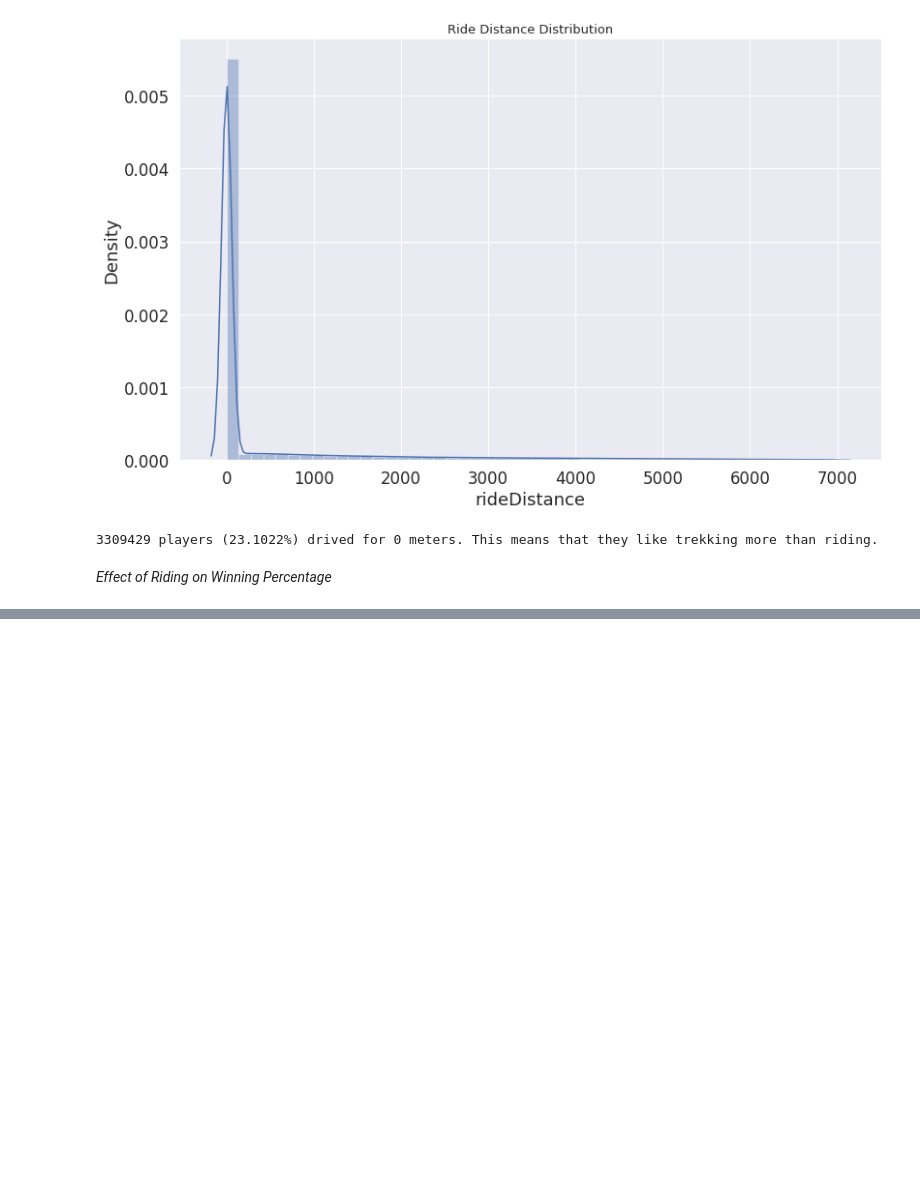
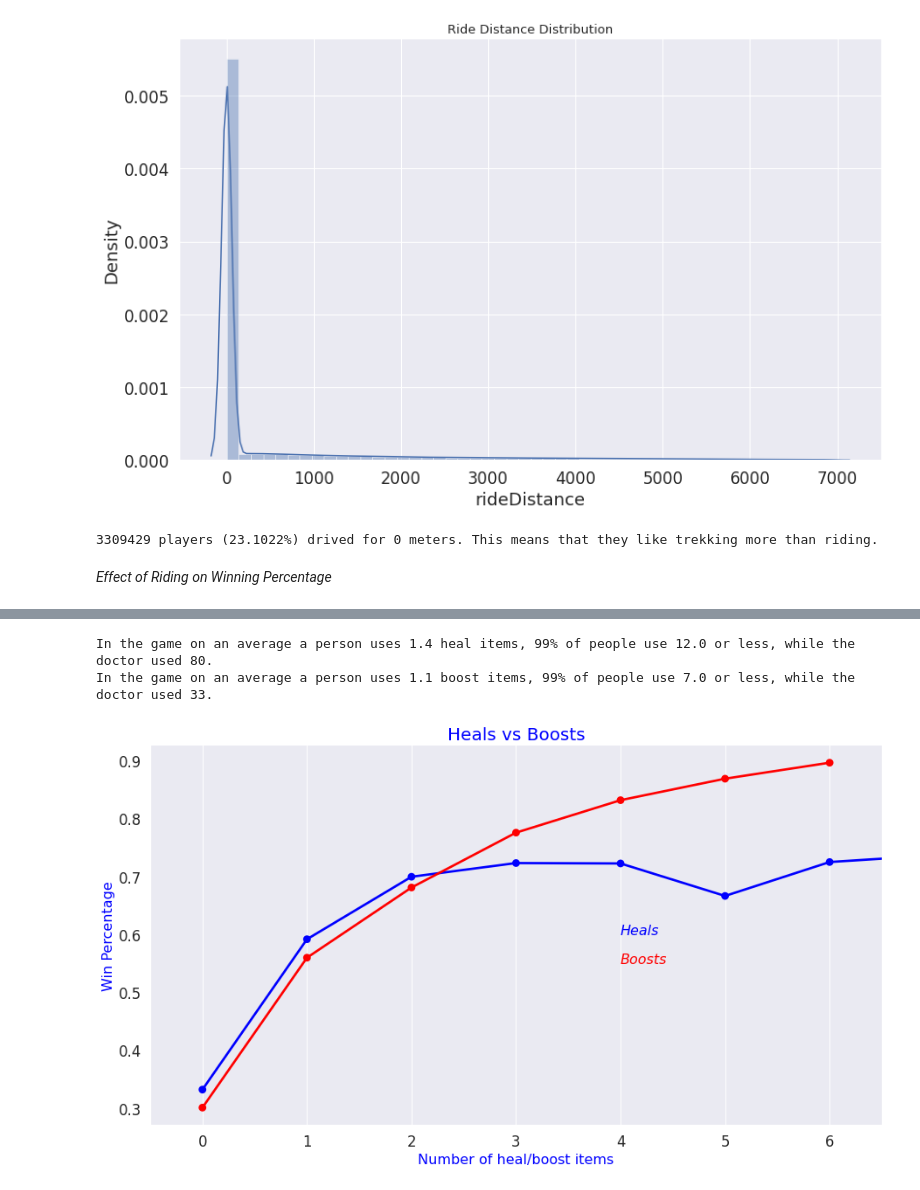
Before and after one commit to ANKITSHARMA98/PUBG-Data-Analysis, a Jupyter notebook: PUBG.ipynb, the cells around one changed output, grey strips where cells are left out. Saved outputs shown, nothing was run; the diff lists cells and outputs as text; code cells hidden in the pictures; blank space fills up the shorter version.

```diff
--- a/PUBG.ipynb
+++ b/PUBG.ipynb
@@ -258,0 +274,23 @@ print("{} players ({:.4f}%) drived for 0 meters. This means that they like trekk
+# %%
+print("In the game on an average a person uses {:.1f} heal items, 99% of people use {} or less, while the doctor used {}.".format(train['heals'].mean(), train['heals'].quantile(0.99), train['heals'].max()))
+print("In the game on an average a person uses {:.1f} boost items, 99% of people use {} or less, while the doctor used {}.".format(train['boosts'].mean(), train['boosts'].quantile(0.99), train['boosts'].max()))
+# %% [output]
+In the game on an average a person uses 1.4 heal items, 99% of people use 12.0 or less, while the doctor used 80.
+In the game on an average a person uses 1.1 boost items, 99% of people use 7.0 or less, while the doctor used 33.
+# %%
+data = train.copy()
+data = data[data['heals'] < data['heals'].quantile(0.99)]
+data = data[data['boosts'] < data['boosts'].quantile(0.99)]
+
+f,ax1 = plt.subplots(figsize =(15,8))
+sns.pointplot(x='heals',y='winPlacePerc',data=data,color='blue',alpha=0.8)
+sns.pointplot(x='boosts',y='winPlacePerc',data=data,color='red',alpha=0.8)
+plt.text(4,0.6,'Heals',color='blue',fontsize = 16,style = 'italic')
+plt.text(4,0.55,'Boosts',color='red',fontsize = 16,style = 'italic')
+plt.xlabel('Number of heal/boost items',fontsize = 16,color='blue')
+plt.ylabel('Win Percentage',fontsize = 16,color='blue')
+plt.title('Heals vs Boosts',fontsize = 20,color='blue')
+plt.grid()
+plt.show()
+# %% [output]
+[figure, added]
```
Also changed, not shown: parts of 12 cells of this notebook.
